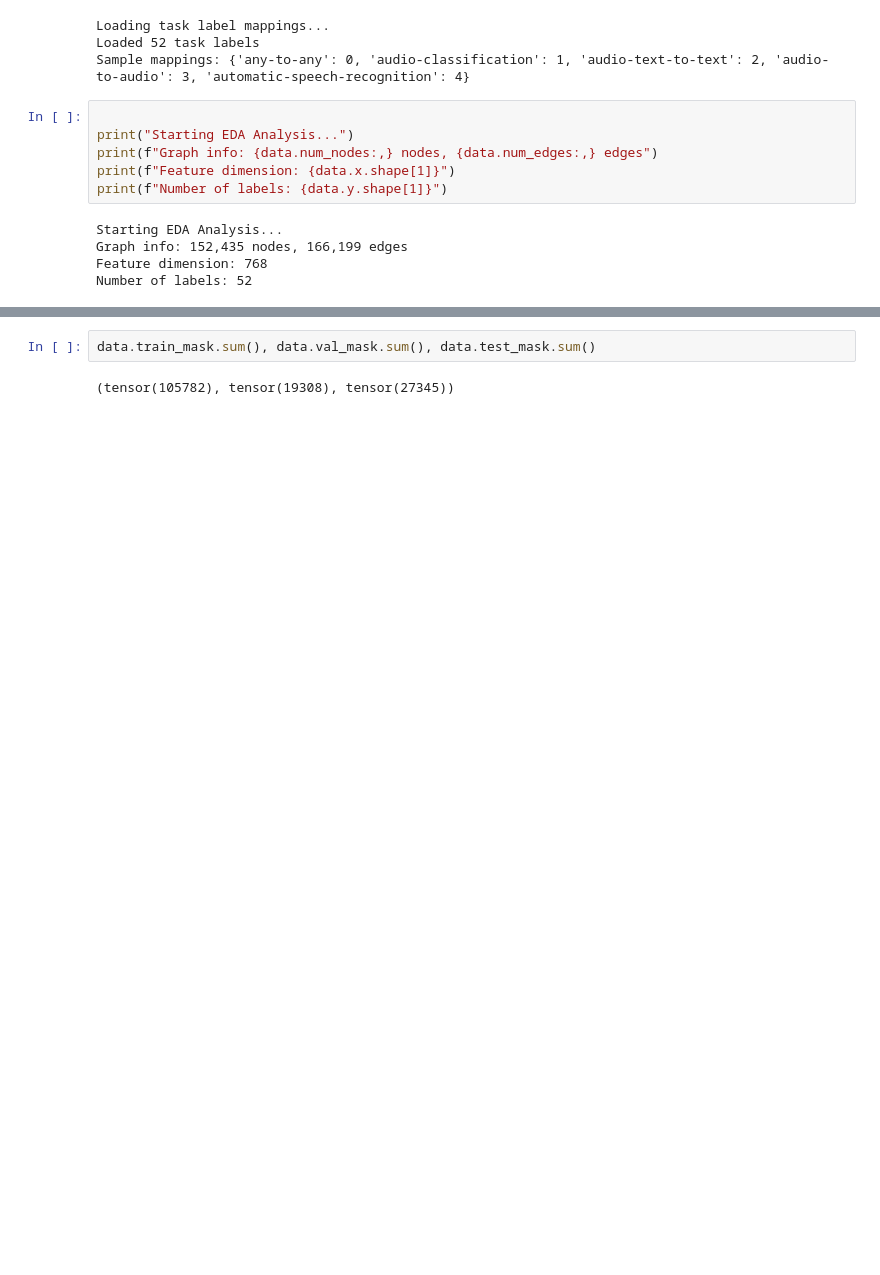
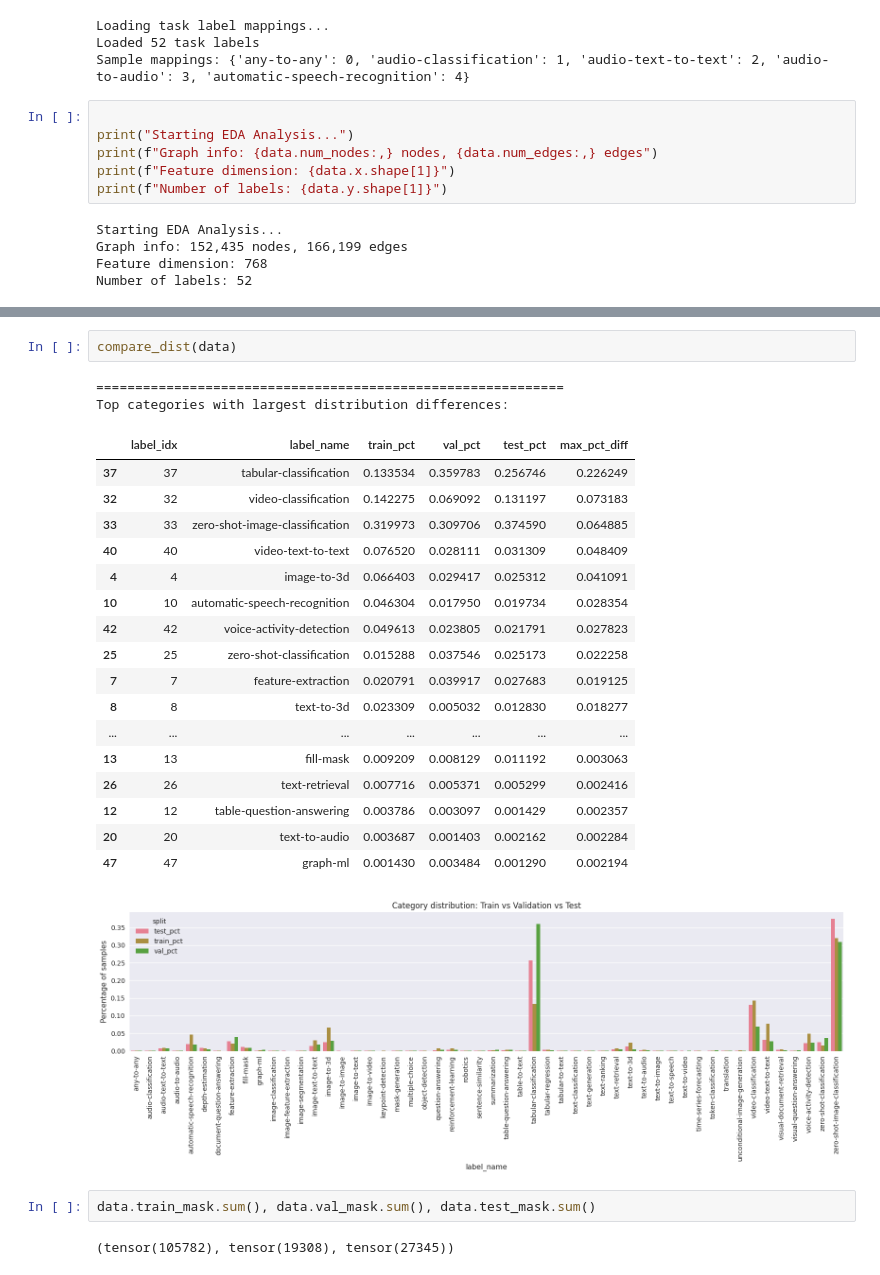
Before and after one commit to KeXin95/HuggingfaceKG-retriever, a Jupyter notebook: notebooks/midterm-analysis.ipynb, the cells around one changed output, grey strips where cells are left out. Saved outputs shown, nothing was run; the diff lists cells and outputs as text; blank space fills up the shorter version.

```diff
--- a/notebooks/midterm-analysis.ipynb
+++ b/notebooks/midterm-analysis.ipynb
@@ -406,6 +372,29 @@ Min labels per node: 1.0
           35                     text-to-3d          6.0          0.003737
           31                tabular-to-text          6.0          0.003737
           18             keypoint-detection          4.0          0.002491
+# %%
+compare_dist(data)
+# %% [output]
+============================================================
+Top categories with largest distribution differences:
+|  | label_idx | label_name | train_pct | val_pct | test_pct | max_pct_diff |
+| 37 | 37 | tabular-classification | 0.133534 | 0.359783 | 0.256746 | 0.226249 |
+| 32 | 32 | video-classification | 0.142275 | 0.069092 | 0.131197 | 0.073183 |
+| 33 | 33 | zero-shot-image-classification | 0.319973 | 0.309706 | 0.374590 | 0.064885 |
+| 40 | 40 | video-text-to-text | 0.076520 | 0.028111 | 0.031309 | 0.048409 |
+| 4 | 4 | image-to-3d | 0.066403 | 0.029417 | 0.025312 | 0.041091 |
+| 10 | 10 | automatic-speech-recognition | 0.046304 | 0.017950 | 0.019734 | 0.028354 |
+| 42 | 42 | voice-activity-detection | 0.049613 | 0.023805 | 0.021791 | 0.027823 |
+| 25 | 25 | zero-shot-classification | 0.015288 | 0.037546 | 0.025173 | 0.022258 |
+| 7 | 7 | feature-extraction | 0.020791 | 0.039917 | 0.027683 | 0.019125 |
+| 8 | 8 | text-to-3d | 0.023309 | 0.005032 | 0.012830 | 0.018277 |
+| ... | ... | ... | ... | ... | ... | ... |
+| 13 | 13 | fill-mask | 0.009209 | 0.008129 | 0.011192 | 0.003063 |
+| 26 | 26 | text-retrieval | 0.007716 | 0.005371 | 0.005299 | 0.002416 |
+| 12 | 12 | table-question-answering | 0.003786 | 0.003097 | 0.001429 | 0.002357 |
+| 20 | 20 | text-to-audio | 0.003687 | 0.001403 | 0.002162 | 0.002284 |
+| 47 | 47 | graph-ml | 0.001430 | 0.003484 | 0.001290 | 0.002194 |
+[figure, added]
 # %%
 data.train_mask.sum(), data.val_mask.sum(), data.test_mask.sum()
 # %% [output]
```
Also changed, not shown: parts of 9 cells of this notebook.
